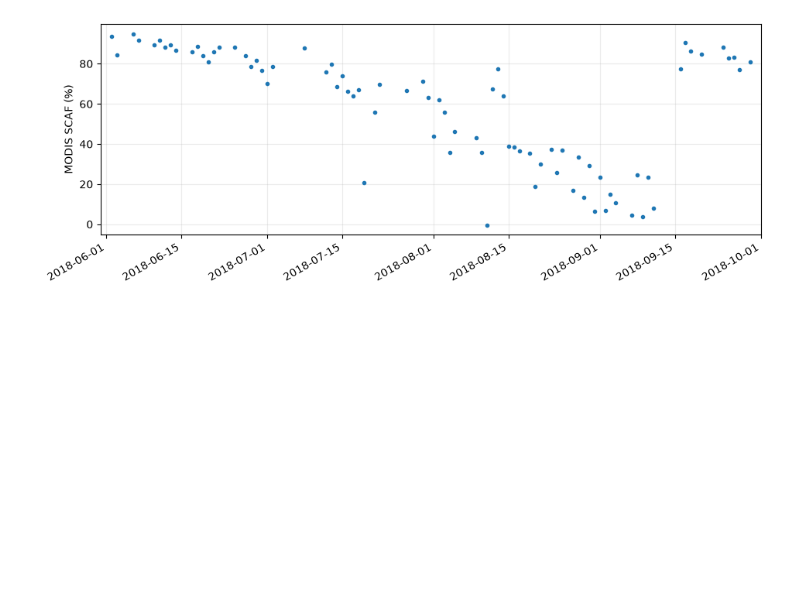
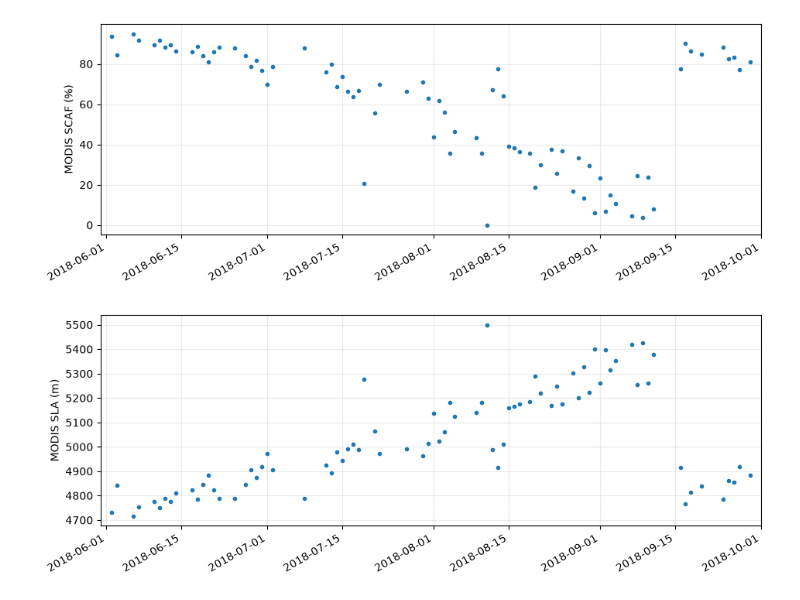
Before and after one commit to mattiacallegari/glacier_scaf, a Jupyter notebook: MODIS_SCAF.ipynb, the cells around one changed output. Cells and saved outputs as stored; diff of their text form; code cells hidden in the pictures; blank space fills up the shorter version.

```diff
--- a/MODIS_SCAF.ipynb
+++ b/MODIS_SCAF.ipynb
@@ -58,5 +60,6 @@ plt.show()
 # %%
 modis_scaf = 100.0 * (1.0 - a * np.exp(-b * modis_nir))
+modis_scaf = modis_scaf.clip(lower=0)
 # %%
 fig, ax = plt.subplots(figsize=(11, 4))
 ax.plot(modis_scaf.index, modis_scaf.values, marker=".", linestyle="")
@@ -70,3 +73,22 @@ fig.autofmt_xdate()
 plt.show()
 # %% [output]
 [figure]
+# %%
+modis_sla = modis_scaf.dropna().apply(
+    lambda scaf: (
+        snowline_altitude(glacier_outline, scaf/100)
+    )
+).rename("sla")
+# %%
+fig, ax = plt.subplots(figsize=(11, 4))
+ax.plot(modis_sla.index, modis_sla.values, marker=".", linestyle="")
+ax.set(ylabel="MODIS SLA (m)")
+ax.grid(alpha=0.25)
+ax.set_xlim(
+    date.fromisoformat(start_date) - timedelta(days=1),
+    date.fromisoformat(end_date) + timedelta(days=1),
+)
+fig.autofmt_xdate()
+plt.show()
+# %% [output]
+[figure, added]
```
Also changed, not shown: parts of 3 cells of this notebook, 3 other files.
